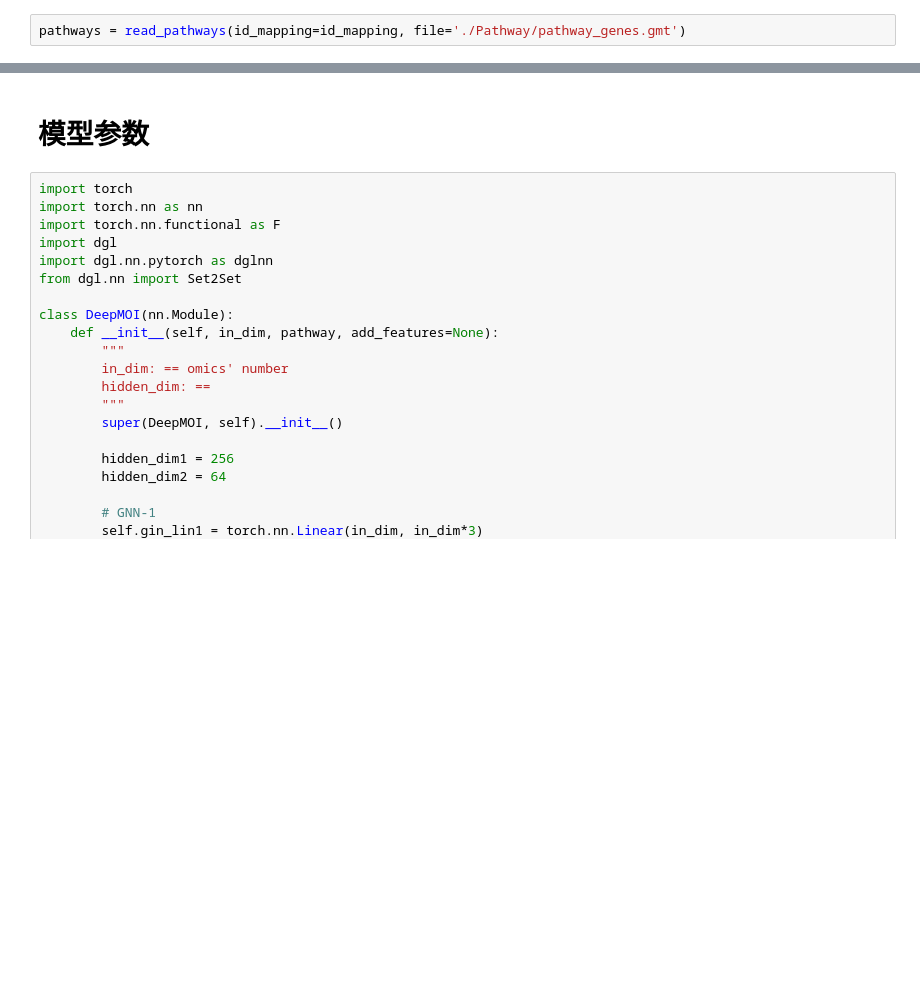
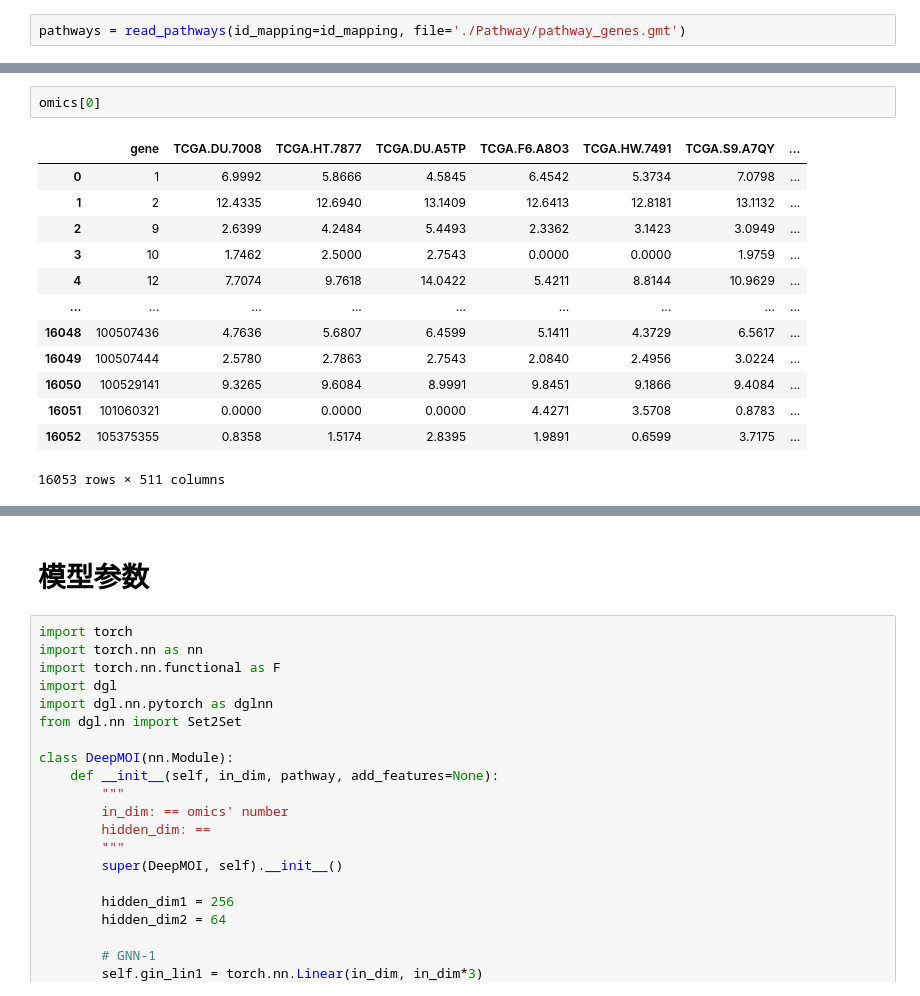
Before and after one commit to BioAI-kits/AttentionMOI, a Jupyter notebook: Untitled1.ipynb, the cells around one changed output, grey strips where cells are left out. Saved outputs shown, nothing was run; the diff lists cells and outputs as text; blank space fills up the shorter version.

```diff
--- a/Untitled1.ipynb
+++ b/Untitled1.ipynb
@@ -59,0 +122,16 @@ pathways = read_pathways(id_mapping=id_mapping, file='./Pathway/pathway_genes.gm
+# %%
+omics[0]
+# %% [output]
+|  | gene | TCGA.DU.7008 | TCGA.HT.7877 | TCGA.DU.A5TP | TCGA.F6.A8O3 | TCGA.HW.7491 | TCGA.S9.A7QY | ... |
+| 0 | 1 | 6.9992 | 5.8666 | 4.5845 | 6.4542 | 5.3734 | 7.0798 | ... |
+| 1 | 2 | 12.4335 | 12.6940 | 13.1409 | 12.6413 | 12.8181 | 13.1132 | ... |
+| 2 | 9 | 2.6399 | 4.2484 | 5.4493 | 2.3362 | 3.1423 | 3.0949 | ... |
+| 3 | 10 | 1.7462 | 2.5000 | 2.7543 | 0.0000 | 0.0000 | 1.9759 | ... |
+| 4 | 12 | 7.7074 | 9.7618 | 14.0422 | 5.4211 | 8.8144 | 10.9629 | ... |
+| ... | ... | ... | ... | ... | ... | ... | ... | ... |
+| 16048 | 100507436 | 4.7636 | 5.6807 | 6.4599 | 5.1411 | 4.3729 | 6.5617 | ... |
+| 16049 | 100507444 | 2.5780 | 2.7863 | 2.7543 | 2.0840 | 2.4956 | 3.0224 | ... |
+| 16050 | 100529141 | 9.3265 | 9.6084 | 8.9991 | 9.8451 | 9.1866 | 9.4084 | ... |
+| 16051 | 101060321 | 0.0000 | 0.0000 | 0.0000 | 4.4271 | 3.5708 | 0.8783 | ... |
+| 16052 | 105375355 | 0.8358 | 1.5174 | 2.8395 | 1.9891 | 0.6599 | 3.7175 | ... |
+16053 rows × 511 columns
```
Also changed, not shown: parts of 15 cells of this notebook, 13 other files.
